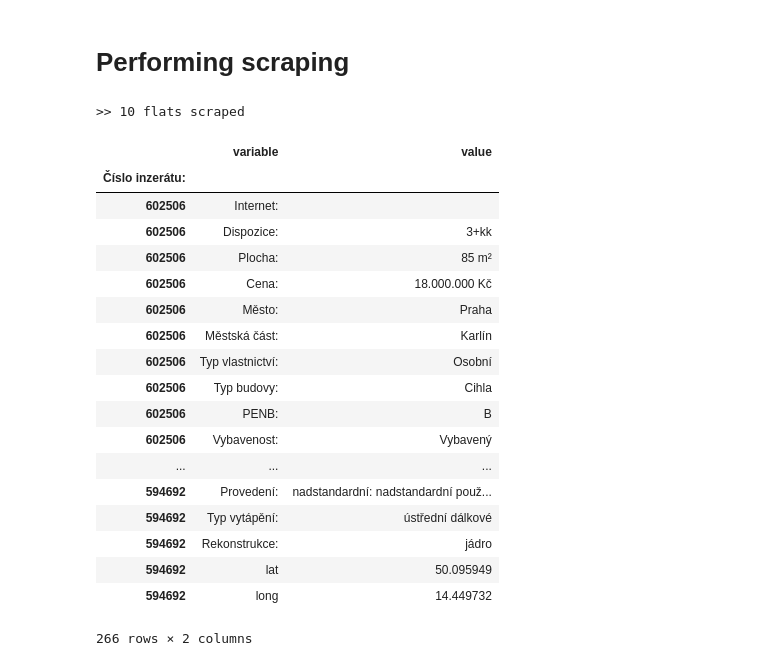
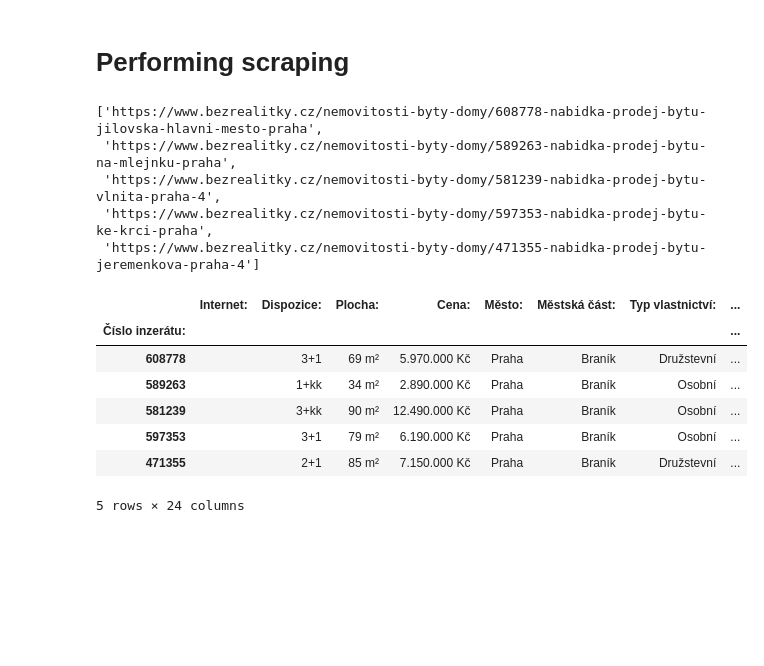
Before and after one commit to luutomas/PythonProject, a Jupyter notebook: Project_str.ipynb, the cells around one changed output. Drawn from its saved outputs; the diff is of its cells as text; code cells hidden in the pictures; blank space fills up the shorter version.

```diff
--- a/Project_str.ipynb
+++ b/Project_str.ipynb
@@ -74,19 +74,30 @@ class Flat(Estate):
 
         return df
 
+#     def getMap(self):
+#         '''
+#         Get location of the property using embeded Google maps longtitute and lattitude parameters.
+#         '''
+#         bf_map = self.soup.find('div',{'id':"map"})
+#         x = bf_map.find('iframe')['src'].find('q=') + 2
+#         y = bf_map.find('iframe')['src'].find('&key')
+#         location = bf_map.find('iframe')['src'][x:y]
+#         loc_str = location.split(',')
+#         loc_dict = {"lat" : [loc_str[0]], "long": [loc_str[1]]}
+#         loc_df = pd.DataFrame.from_dict(loc_dict, orient = 'index', columns = ['value'])
+
+#         return loc_df
     def getMap(self):
         '''
-        Get location of the property using embeded Google maps longtitute and lattitude parameters.
+        Get location of the property using longtitute and lattitude parameters.
         '''
-        bf_map = self.soup.find('div',{'id':"map"})
-        x = bf_map.find('iframe')['src'].find('q=') + 2
-        y = bf_map.find('iframe')['src'].find('&key')
-        location = bf_map.find('iframe')['src'][x:y]
-        loc_str = location.split(',')
-        loc_dict = {"lat" : [loc_str[0]], "long": [loc_str[1]]}
+        bf_map = self.soup.find('div','b-map__inner')
+        f_lng = bf_map['data-lng']
+        f_lat = bf_map['data-lat']
+        loc_dict = {"lat" : f_lat, "long": f_lng}
         loc_df = pd.DataFrame.from_dict(loc_dict, orient = 'index', columns = ['value'])
+        return loc_df
 
-        return loc_df
 
     def getDf(self):
         '''
@@ -95,7 +106,8 @@ class Flat(Estate):
         df_par = self.getParameters()
         df_map = self.getMap()
         df = pd.concat([df_par, df_map])
-        df = pd.melt(df.T, id_vars = ['Číslo inzerátu:']).set_index('Číslo inzerátu:')
+        df = df.T.set_index('Číslo inzerátu:')
+#         df = pd.melt(df.T, id_vars = ['Číslo inzerátu:']).set_index('Číslo inzerátu:')
         return df
 # %% [markdown]
 **Example:**
@@ -202,6 +204,7 @@ class Downloader:
         self.soup = self.getSoup()
         self.pages = self.getPages()
         self.links = self.getLinks()
+        self.df = self.Scraper()
 
         self.flats = []
         self.failed_links = []
@@ -292,6 +295,7 @@ class Downloader:
             except Exception as error:
                 self.failed_links.append(link)
                 print(error)
+        return database
 
         #saving final database as attribute
-        self.database = database
+#         self.database = database
@@ -298,29 +354,22 @@ class Downloader:
 # %% [markdown]
 # Performing scraping
 # %%
-dl = Downloader('https://www.bezrealitky.cz/vypis/nabidka-prodej/byt/praha/praha-karlin?_token=Yve3Tz0ogvRcbrMRpzUq5Kjn-3SXp81q06ehOhiZvrw')
-dl.Scraper()
+dl = Downloader('https://www.bezrealitky.cz/vypis/nabidka-prodej/byt/praha/praha-branik?_token=-KO_Vs3Wc0K_LFW7h1bQ04m50IqCfkSOXctXDpWPKgI')
+dl.getLinks()
 # %% [output]
->> 10 flats scraped
+['https://www.bezrealitky.cz/nemovitosti-byty-domy/608778-nabidka-prodej-bytu-jilovska-hlavni-mesto-praha',
+ 'https://www.bezrealitky.cz/nemovitosti-byty-domy/589263-nabidka-prodej-bytu-na-mlejnku-praha',
+ 'https://www.bezrealitky.cz/nemovitosti-byty-domy/581239-nabidka-prodej-bytu-vlnita-praha-4',
+ 'https://www.bezrealitky.cz/nemovitosti-byty-domy/597353-nabidka-prodej-bytu-ke-krci-praha',
+ 'https://www.bezrealitky.cz/nemovitosti-byty-domy/471355-nabidka-prodej-bytu-jeremenkova-praha-4']
 # %%
-dl.database
+dl.Scraper()
 # %% [output]
-|  | variable | value |
-| Číslo inzerátu: |  |  |
-| 602506 | Internet: |  |
-| 602506 | Dispozice: | 3+kk |
-| 602506 | Plocha: | 85 m² |
-| 602506 | Cena: | 18.000.000 Kč |
-| 602506 | Město: | Praha |
-| 602506 | Městská část: | Karlín |
-| 602506 | Typ vlastnictví: | Osobní |
-| 602506 | Typ budovy: | Cihla |
-| 602506 | PENB: | B |
-| 602506 | Vybavenost: | Vybavený |
-| ... | ... | ... |
-| 594692 | Provedení: | nadstandardní: nadstandardní použ... |
-| 594692 | Typ vytápění: | ústřední dálkové |
-| 594692 | Rekonstrukce: | jádro |
-| 594692 | lat | 50.095949 |
-| 594692 | long | 14.449732 |
+|  | Internet: | Dispozice: | Plocha: | Cena: | Město: | Městská část: | Typ vlastnictví: | ... |
+| Číslo inzerátu: |  |  |  |  |  |  |  | ... |
+| 608778 |  | 3+1 | 69 m² | 5.970.000 Kč | Praha | Braník | Družstevní | ... |
+| 589263 |  | 1+kk | 34 m² | 2.890.000 Kč | Praha | Braník | Osobní | ... |
+| 581239 |  | 3+kk | 90 m² | 12.490.000 Kč | Praha | Braník | Osobní | ... |
+| 597353 |  | 3+1 | 79 m² | 6.190.000 Kč | Praha | Braník | Osobní | ... |
+| 471355 |  | 2+1 | 85 m² | 7.150.000 Kč | Praha | Braník | Družstevní | ... |
-266 rows × 2 columns
+5 rows × 24 columns
```
Also changed, not shown: parts of 5 cells of this notebook.
